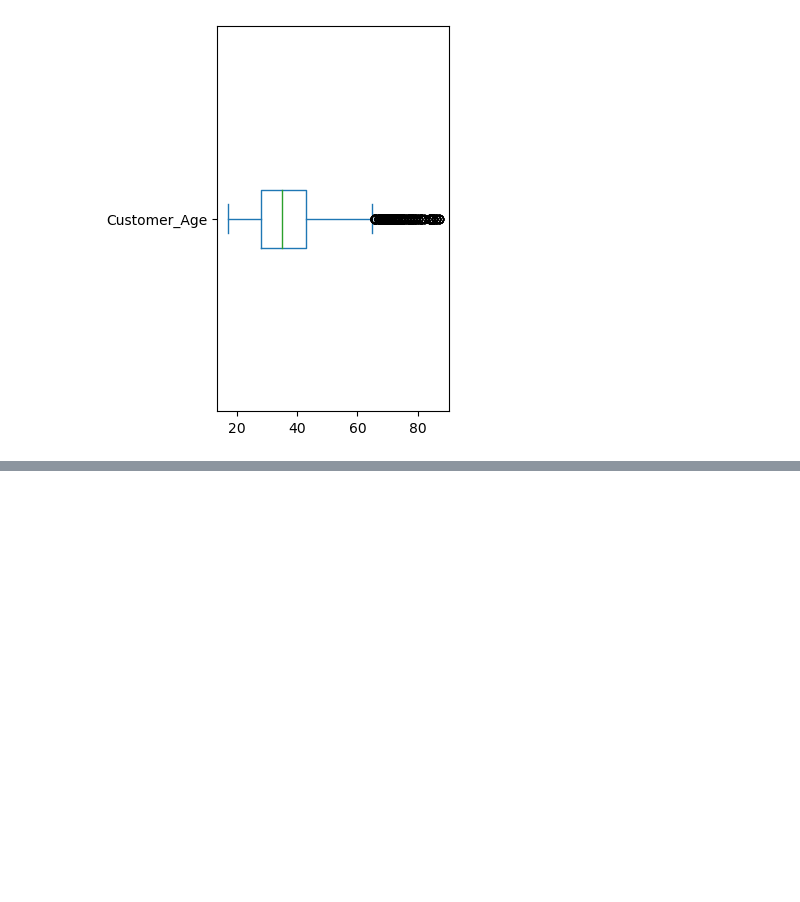
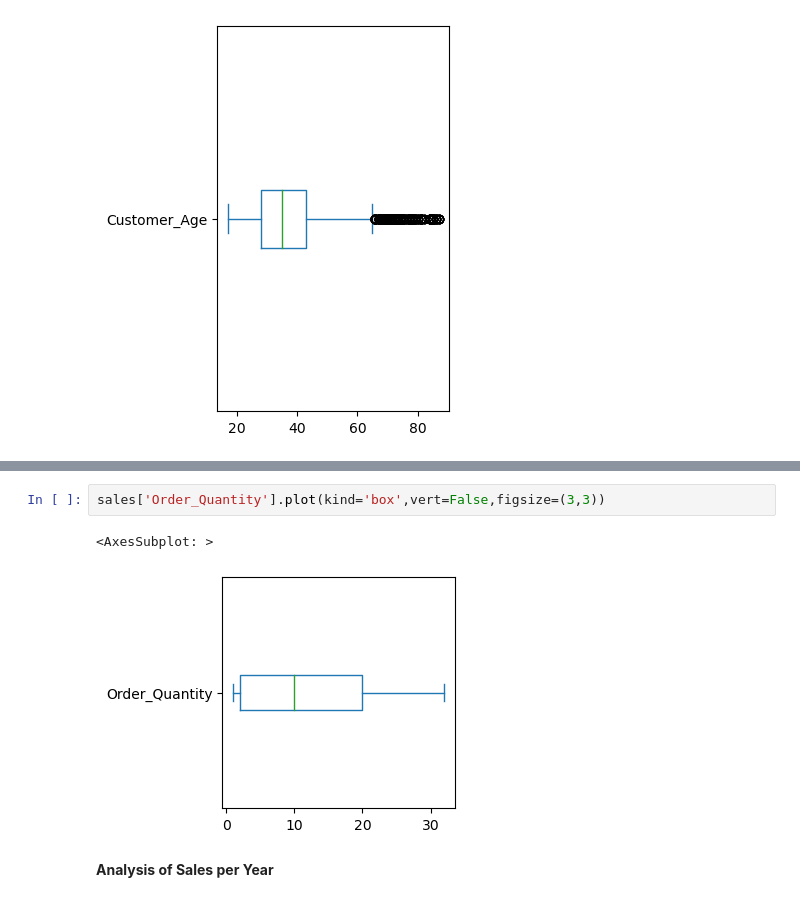
Before and after one commit to AlSolor/FREECODE, a Jupyter notebook: Exercises_1.ipynb, the cells around one changed output, grey strips where cells are left out. Cells and saved outputs as stored; diff of their text form; blank space fills up the shorter version.

```diff
--- a/Exercises_1.ipynb
+++ b/Exercises_1.ipynb
@@ -43,0 +55,7 @@ sales['Customer_Age'].plot(kind='box',vert=False,figsize=(3,5))
+# %%
+sales['Order_Quantity'].plot(kind='box',vert=False,figsize=(3,3))
+# %% [output]
+<AxesSubplot: >
+[figure, added]
+# %% [markdown]
+**Analysis of Sales per Year**
```
Also changed, not shown: parts of 30 cells of this notebook.
